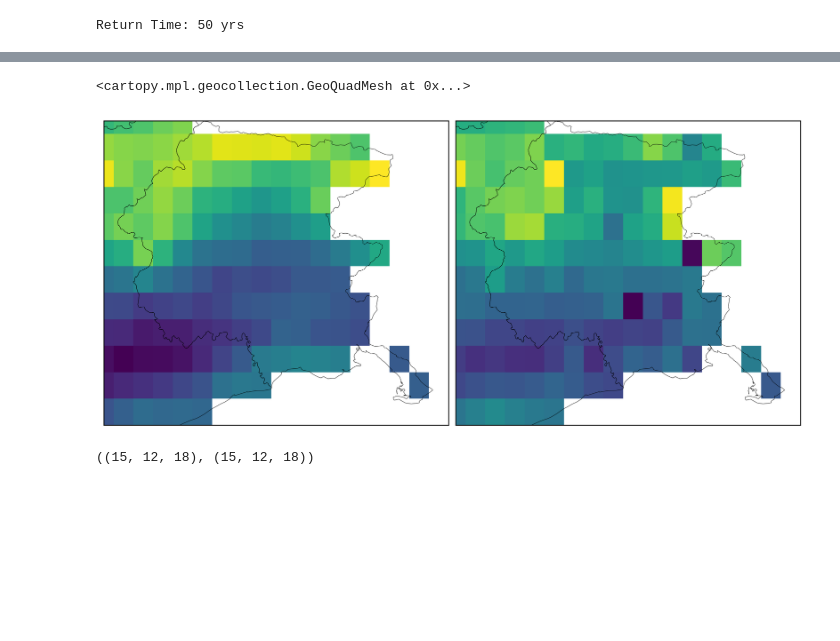
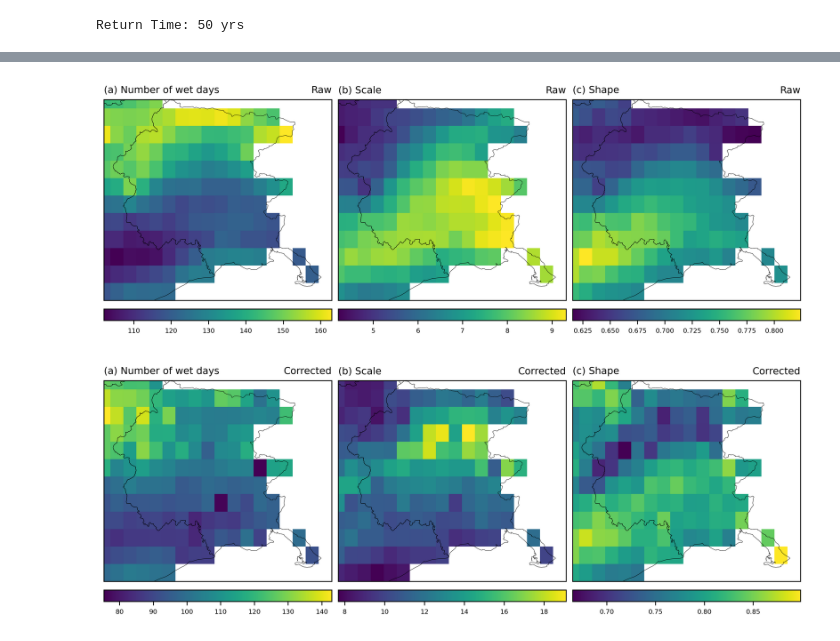
Before and after one commit to TeamExtremes/MEVD-downscaling, a Jupyter notebook: jupyter/Bias_correction/II_test.ipynb, the cells around one changed output, grey strips where cells are left out. Cells and saved outputs as stored; diff of their text form; code cells hidden in the pictures; blank space fills up the shorter version.

```diff
--- a/jupyter/Bias_correction/II_test.ipynb
+++ b/jupyter/Bias_correction/II_test.ipynb
@@ -41,7 +42,7 @@ else:
 lon_min, lon_max, lat_min, lat_max, area = 12.25, 14, 45.5, 46.65, 'Friuli-Venezia Giulia'
 # %%
 # yys, yye = 2002, 2022
-yys, yye = 2008, 2022
+yys, yye = 2009, 2022
 # %%
 inputfile = f'ITALY_DOWN_{product}_{time_reso}_2002_2023_npix_2_thr_1_acf_mar_genetic_pearson.nc'
 DATA = xr.open_dataset(os.path.join(dir_input, 'quantiles_v2', inputfile))
@@ -334,24 +363,74 @@ WY_corrected = WYs * factor_W_grid
+# %%
+proj = ccrs.PlateCarree()
+
+fig = plt.figure(figsize=(9, 4), dpi=300, constrained_layout=True)
+gs = gridspec.GridSpec(1, 3, figure=fig)
+
+#==================================================================================================
+ax00 = fig.add_subplot(gs[0, 0], projection=proj)
+ax00.set_extent([lon_min, lon_max, lat_min, lat_max], crs=proj)
+ITALY.plot(legend=False, facecolor="none", edgecolor='black', linewidth=0.3, ax=ax00, zorder=10)
+a1 = ax00.pcolormesh(lon2d, lat2d, np.nanmean(NYs.values,axis=0))
+ax00.set_title('(a) Number of wet days',fontsize=9,loc='left')
+ax00.set_title('Raw',fontsize=9,loc='right')
+cbar = plt.colorbar(a1, fraction=0.05, orientation='horizontal', pad=0.03, ticks=None)
+cbar.ax.tick_params(labelsize=6)
+
+#==================================================================================================
+ax00 = fig.add_subplot(gs[0, 1], projection=proj)
+ax00.set_extent([lon_min, lon_max, lat_min, lat_max], crs=proj)
+ITALY.plot(legend=False, facecolor="none", edgecolor='black', linewidth=0.3, ax=ax00, zorder=10)
+a1 = ax00.pcolormesh(lon2d, lat2d, np.nanmean(CYs.values,axis=0))
+ax00.set_title('(b) Scale',fontsize=9,loc='left')
+ax00.set_title('Raw',fontsize=9,loc='right')
+cbar = plt.colorbar(a1, fraction=0.05, orientation='horizontal', pad=0.03, ticks=None)
+cbar.ax.tick_params(labelsize=6)
+
+#==================================================================================================
+ax00 = fig.add_subplot(gs[0, 2], projection=proj)
+ax00.set_extent([lon_min, lon_max, lat_min, lat_max], crs=proj)
+ITALY.plot(legend=False, facecolor="none", edgecolor='black', linewidth=0.3, ax=ax00, zorder=10)
+a1 = ax00.pcolormesh(lon2d, lat2d, np.nanmean(WYs.values,axis=0))
+ax00.set_title('(c) Shape',fontsize=9,loc='left')
+ax00.set_title('Raw',fontsize=9,loc='right')
+cbar = plt.colorbar(a1, fraction=0.05, orientation='horizontal', pad=0.03, ticks=None)
+cbar.ax.tick_params(labelsize=6)
+# %% [output]
+[figure, added]
 # %%
 proj = ccrs.PlateCarree()
 
 fig = plt.figure(figsize=(9, 4), dpi=300, constrained_layout=True)
-gs = gridspec.GridSpec(1, 2, figure=fig)
+gs = gridspec.GridSpec(1, 3, figure=fig)
 
 #==================================================================================================
 ax00 = fig.add_subplot(gs[0, 0], projection=proj)
 ax00.set_extent([lon_min, lon_max, lat_min, lat_max], crs=proj)
 ITALY.plot(legend=False, facecolor="none", edgecolor='black', linewidth=0.3, ax=ax00, zorder=10)
-ax00.pcolormesh(lon2d, lat2d, np.nanmean(NYs.values,axis=0))
+a1 = ax00.pcolormesh(lon2d, lat2d, np.nanmean(NY_corrected.values,axis=0))
+ax00.set_title('(a) Number of wet days',fontsize=9,loc='left')
+ax00.set_title('Corrected',fontsize=9,loc='right')
+cbar = plt.colorbar(a1, fraction=0.05, orientation='horizontal', pad=0.03, ticks=None)
+cbar.ax.tick_params(labelsize=6)
 
 #==================================================================================================
 ax00 = fig.add_subplot(gs[0, 1], projection=proj)
 ax00.set_extent([lon_min, lon_max, lat_min, lat_max], crs=proj)
 ITALY.plot(legend=False, facecolor="none", edgecolor='black', linewidth=0.3, ax=ax00, zorder=10)
-ax00.pcolormesh(lon2d, lat2d, np.nanmean(NY_corrected.values,axis=0))
+a1 = ax00.pcolormesh(lon2d, lat2d, np.nanmean(CY_corrected.values,axis=0))
+ax00.set_title('(b) Scale',fontsize=9,loc='left')
+ax00.set_title('Corrected',fontsize=9,loc='right')
+cbar = plt.colorbar(a1, fraction=0.05, orientation='horizontal', pad=0.03, ticks=None)
+cbar.ax.tick_params(labelsize=6)
+
+#==================================================================================================
+ax00 = fig.add_subplot(gs[0, 2], projection=proj)
+ax00.set_extent([lon_min, lon_max, lat_min, lat_max], crs=proj)
+ITALY.plot(legend=False, facecolor="none", edgecolor='black', linewidth=0.3, ax=ax00, zorder=10)
+a1 = ax00.pcolormesh(lon2d, lat2d, np.nanmean(WY_corrected.values,axis=0))
+ax00.set_title('(c) Shape',fontsize=9,loc='left')
+ax00.set_title('Corrected',fontsize=9,loc='right')
+cbar = plt.colorbar(a1, fraction=0.05, orientation='horizontal', pad=0.03, ticks=None)
+cbar.ax.tick_params(labelsize=6)
 # %% [output]
-<cartopy.mpl.geocollection.GeoQuadMesh at 0x...>
-[figure, old version]
+[figure, new version]
-# %%
-NYs.values.shape, NY_corrected.values.shape
-# %% [output]
-((15, 12, 18), (15, 12, 18))
```
Also changed, not shown: parts of 14 cells of this notebook, 1 other file.
